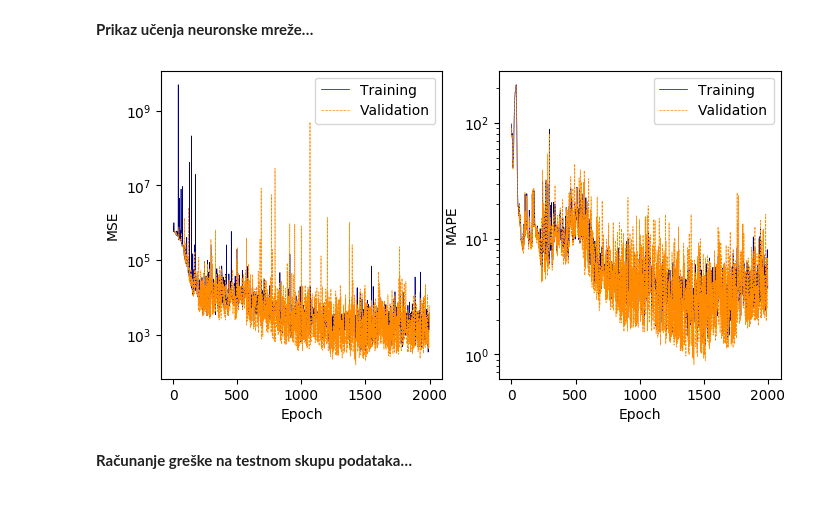
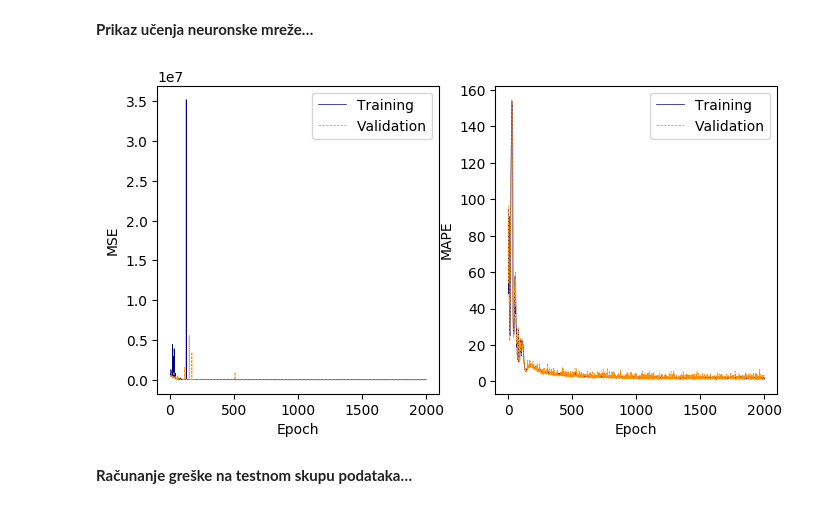
Before and after one commit to DavorPenzar/diplomski, a Jupyter notebook: code/Models.ipynb, the cells around one changed output. Saved outputs shown, nothing was run; the diff lists cells and outputs as text; code cells hidden in the pictures.

```diff
--- a/code/Models.ipynb
+++ b/code/Models.ipynb
@@ -585,3 +646,15 @@ LinearRegression(copy_X=True, fit_intercept=True, n_jobs=None, normalize=False)
+# %%
+# Train the model.
+#model.fit(num.train[polynomial_index], num.train.l_0 ** -1)
+
+# Save the model.
+#jl.dump(model, 'models/polynomial_4.gz', compress = 3)
+
+# Delete the model.
+del model
+
+# Load the model.
+model = jl.load('models/polynomial_4.gz')
 # %% [markdown]
 **Dohvaćanje koeficijenata polinoma&hellip;**
 # %% [markdown]
@@ -602,7 +675,7 @@ array([ 1.86432232e-05,  1.05705665e-03, -1.39305244e-03,  2.52679066e-03,
 # %% [markdown]
 **Predviđanje na testnom skupu podataka&hellip;**
 # %%
-l_0_inv_predicted = polynomial_4.predict(num.test[polynomial_index])
+l_0_inv_predicted = model.predict(num.test[polynomial_index])
 # %% [markdown]
 **Računanje greške na testnom skupu podataka&hellip;**
 # %% [markdown]
@@ -785,3 +924,15 @@ LinearRegression(copy_X=True, fit_intercept=True, n_jobs=None, normalize=False)
+# %%
+# Train the model.
+#model.fit(num.train[polynomial_index], num.train.l_0 ** -1)
+
+# Save the model.
+#jl.dump(model, 'models/polynomial_5.gz', compress = 3)
+
+# Delete the model.
+del model
+
+# Load the model.
+model = jl.load('models/polynomial_5.gz')
 # %% [markdown]
 **Dohvaćanje koeficijenata polinoma&hellip;**
 # %% [markdown]
@@ -803,7 +954,7 @@ array([-1.00479834e-03,  1.27109239e-03,  1.51762635e-02,  3.27179136e-05,
 # %% [markdown]
 **Predviđanje na testnom skupu podataka&hellip;**
 # %%
-l_0_inv_predicted = polynomial_5.predict(num.test[polynomial_index])
+l_0_inv_predicted = model.predict(num.test[polynomial_index])
 # %% [markdown]
 **Računanje greške na testnom skupu podataka&hellip;**
 # %% [markdown]
@@ -1201,40 +1468,40 @@ ax[1].plot(
     linestyle = '--',
     linewidth = '0.5',
     marker = 'None',
     label = 'Validation'
 )
 
 # Set the y-axis scale to logarithmic on both subplots.
-for i in six.moves.range(2):
-    ax[i].set_yscale('log')
-try:
-    del i
-except (NameError, UnboundLocalError):
-    pass
+#for i in six.moves.range(2):
+#    ax[i].set_yscale('log')
+#try:
+#    del i
+#except (NameError, UnboundLocalError):
+#    pass
 
 # Set axis labels on the left subplot.
 ax[0].set_xlabel('Epoch')
 ax[0].set_ylabel('MSE')
 
 # Set axis labels on the right subplot.
 ax[1].set_xlabel('Epoch')
 ax[1].set_ylabel('MAPE')
 
 # Set legends on the subplots.
 for i in six.moves.range(2):
     ax[i].legend(loc = 'upper right')
 try:
     del i
 except (NameError, UnboundLocalError):
     pass
 
 # Save the figure
 fig.savefig('neural_network_learning.pdf', bbox_inches = 'tight')
 
 # Show the plots.
 plt.show()
 # %% [output]
-[figure, old version]
+[figure, new version]
 # %%
 # Free the memory.
 del fig
```
Also changed, not shown: parts of 142 cells of this notebook.
